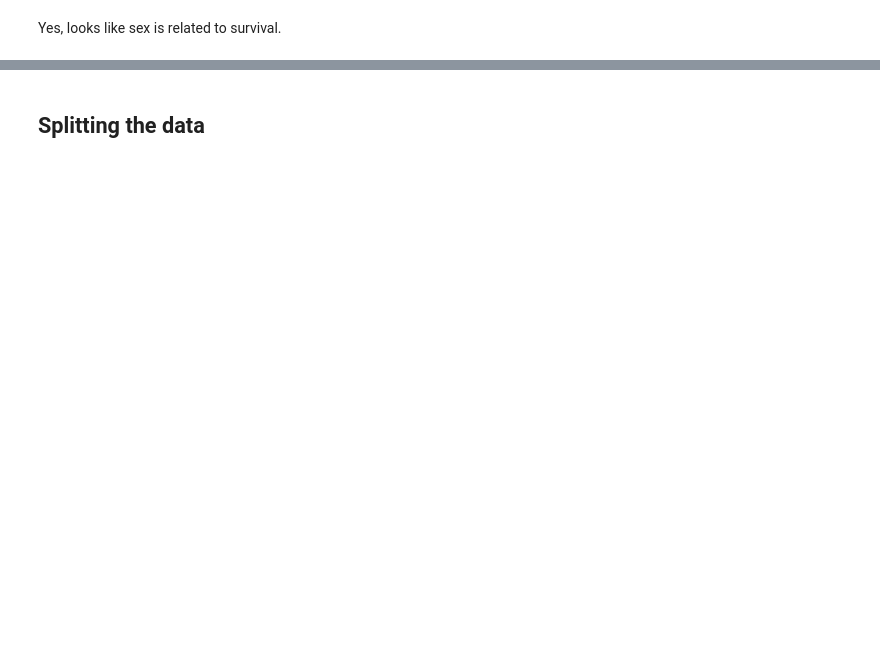
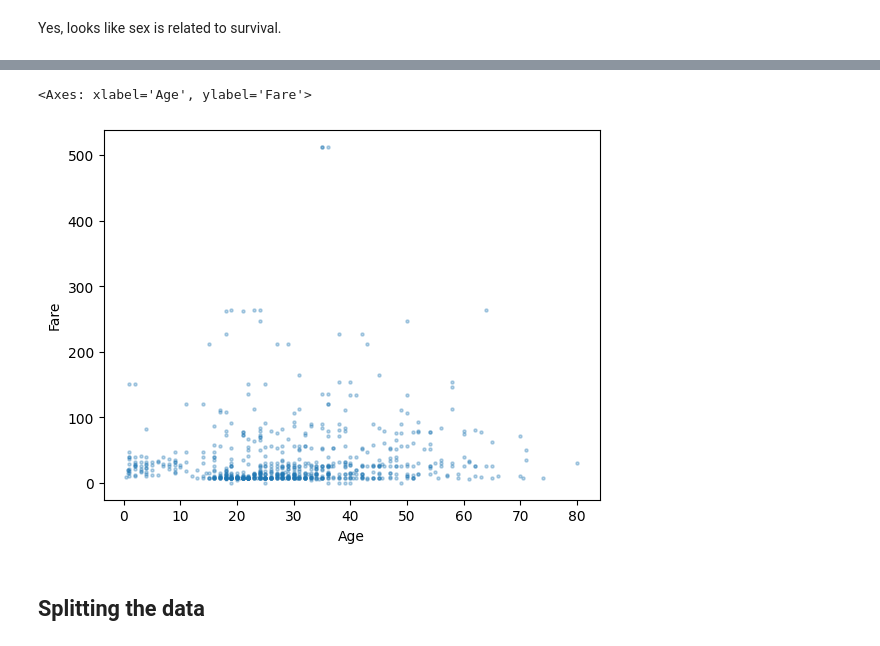
Before and after one commit to mru-data3464/w26, a Jupyter notebook: demo_code/03_eda/eda_demo.ipynb, the cells around one changed output, grey strips where cells are left out. Saved outputs shown, nothing was run; the diff lists cells and outputs as text; code cells hidden in the pictures; blank space fills up the shorter version.

```diff
--- a/demo_code/03_eda/eda_demo.ipynb
+++ b/demo_code/03_eda/eda_demo.ipynb
@@ -105,3 +152,9 @@ plt.ylabel("# of people")
+# %%
+# is there a relationship between fare and age?
+td.plot.scatter(x="Age", y="Fare", alpha=0.3, marker='.')
+# %% [output]
+<Axes: xlabel='Age', ylabel='Fare'>
+[figure, added]
 # %% [markdown]
 ## Splitting the data
 # %%
```
Also changed, not shown: parts of 15 cells of this notebook, 2 other files.
